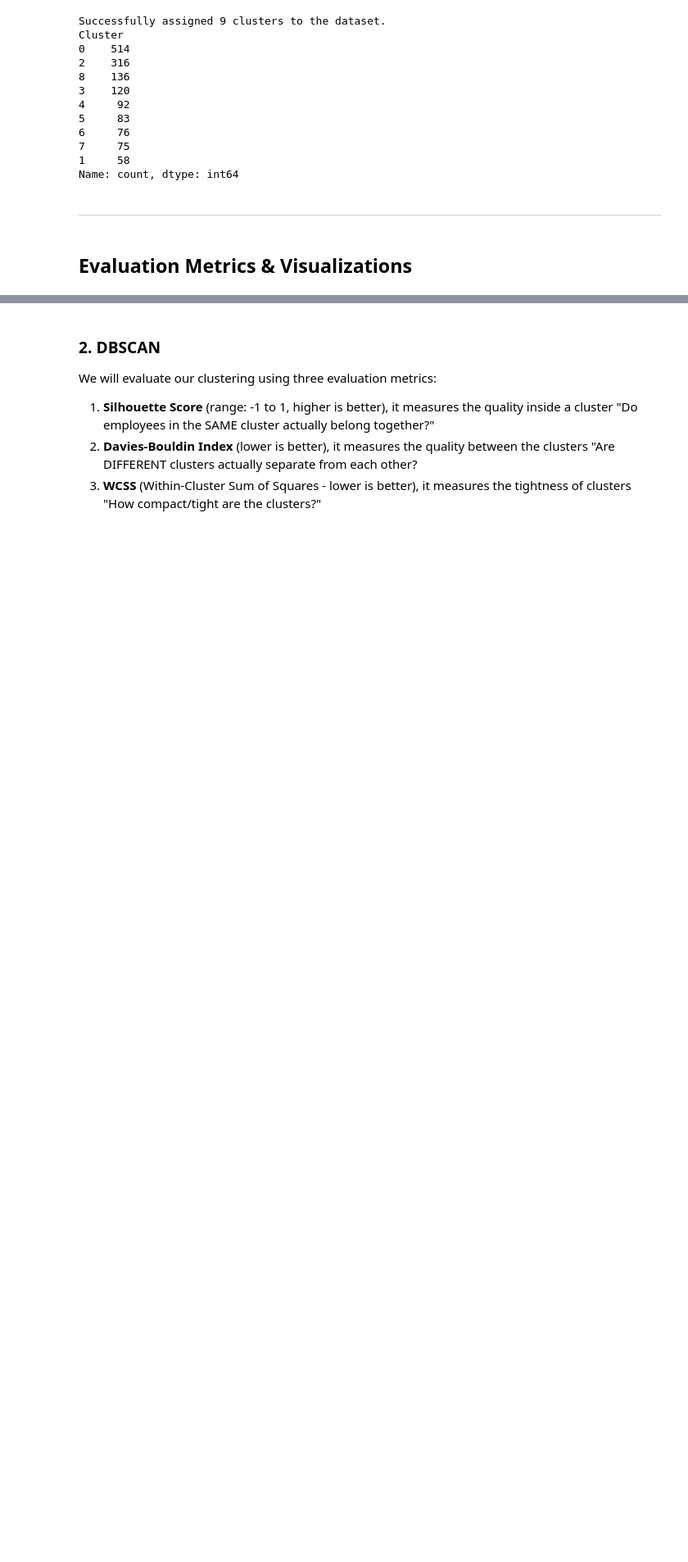
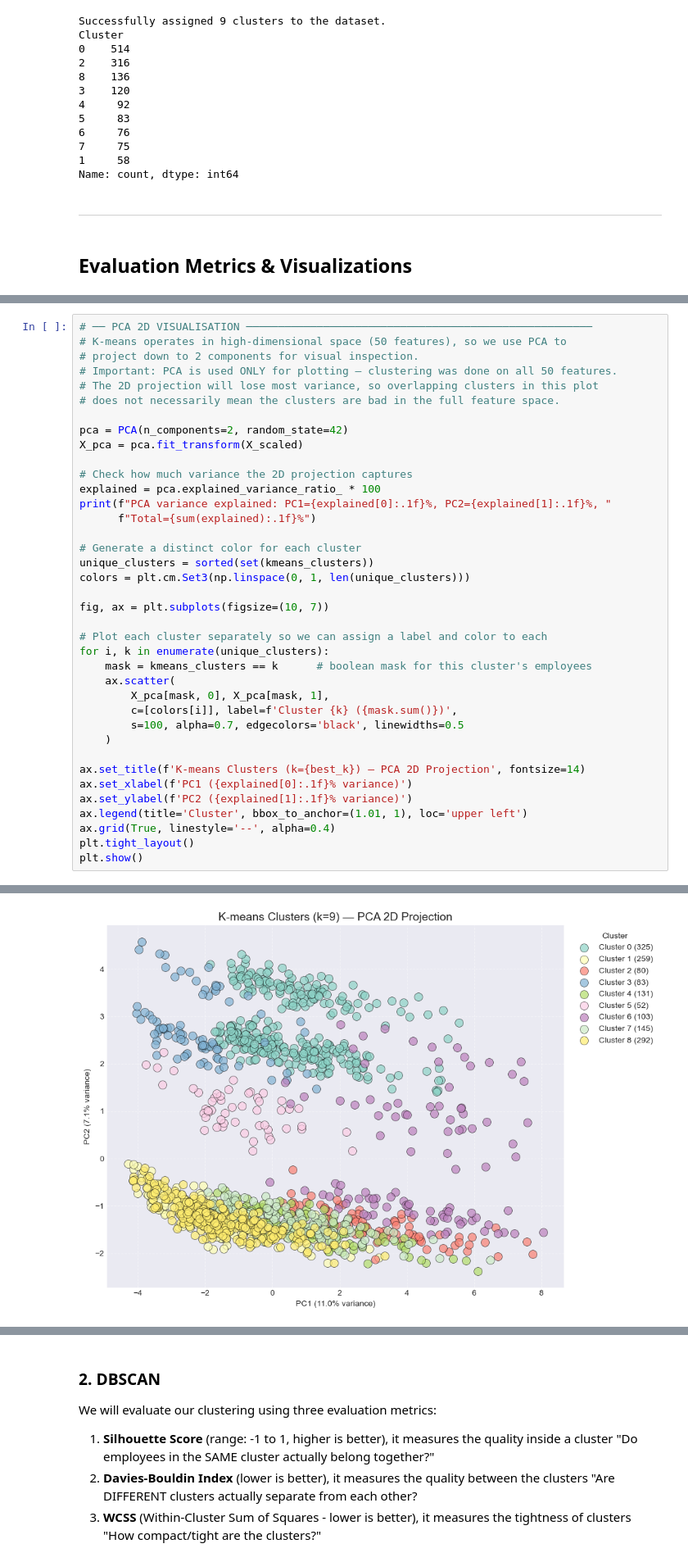
Before and after one commit to K0alaxy/SWE485-G2-Phase1, a Jupyter notebook: Phase2_Unsupervised_Learning.ipynb, the cells around one changed output, grey strips where cells are left out. Shown at 82% size. Drawn from its saved outputs; the diff is of its cells as text; blank space fills up the shorter version.

```diff
--- a/Phase2_Unsupervised_Learning.ipynb
+++ b/Phase2_Unsupervised_Learning.ipynb
@@ -661,0 +893,39 @@ Name: count, dtype: int64
+# %%
+# ── PCA 2D VISUALISATION ──────────────────────────────────────────────────────
+# K-means operates in high-dimensional space (50 features), so we use PCA to
+# project down to 2 components for visual inspection.
+# Important: PCA is used ONLY for plotting — clustering was done on all 50 features.
+# The 2D projection will lose most variance, so overlapping clusters in this plot
+# does not necessarily mean the clusters are bad in the full feature space.
+
+pca = PCA(n_components=2, random_state=42)
+X_pca = pca.fit_transform(X_scaled)
+
+# Check how much variance the 2D projection captures
+explained = pca.explained_variance_ratio_ * 100
+print(f"PCA variance explained: PC1={explained[0]:.1f}%, PC2={explained[1]:.1f}%, "
+      f"Total={sum(explained):.1f}%")
+
+# Generate a distinct color for each cluster
+unique_clusters = sorted(set(kmeans_clusters))
+colors = plt.cm.Set3(np.linspace(0, 1, len(unique_clusters)))
+
+fig, ax = plt.subplots(figsize=(10, 7))
+
+# Plot each cluster separately so we can assign a label and color to each
+for i, k in enumerate(unique_clusters):
+    mask = kmeans_clusters == k      # boolean mask for this cluster's employees
+    ax.scatter(
+        X_pca[mask, 0], X_pca[mask, 1],
+        c=[colors[i]], label=f'Cluster {k} ({mask.sum()})',
+        s=100, alpha=0.7, edgecolors='black', linewidths=0.5
+    )
+
+ax.set_title(f'K-means Clusters (k={best_k}) — PCA 2D Projection', fontsize=14)
+ax.set_xlabel(f'PC1 ({explained[0]:.1f}% variance)')
+ax.set_ylabel(f'PC2 ({explained[1]:.1f}% variance)')
+ax.legend(title='Cluster', bbox_to_anchor=(1.01, 1), loc='upper left')
+ax.grid(True, linestyle='--', alpha=0.4)
+plt.tight_layout()
+plt.show()
+# %% [output]
@@ -661,0 +933 @@ Name: count, dtype: int64
+[figure, added]
```
Also changed, not shown: parts of 36 cells of this notebook.
